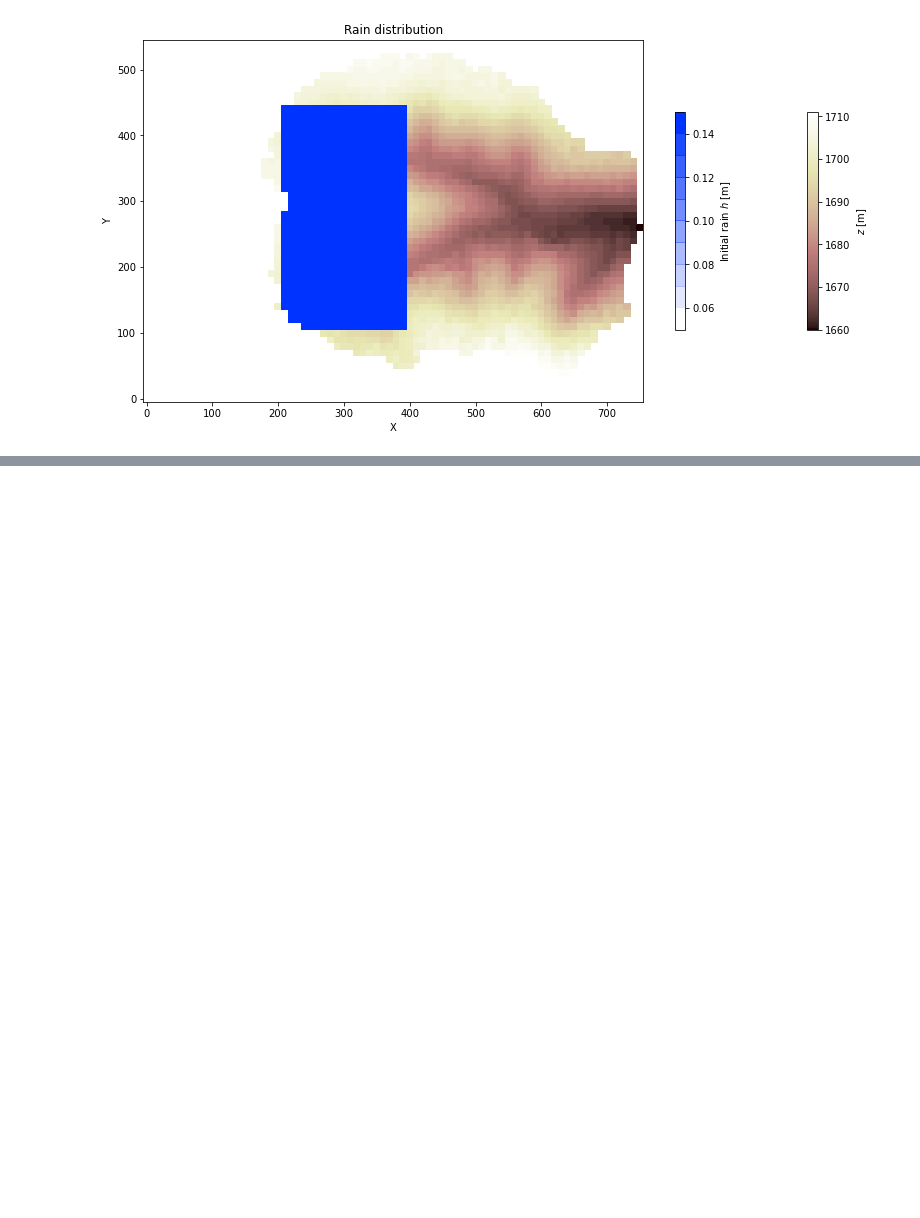
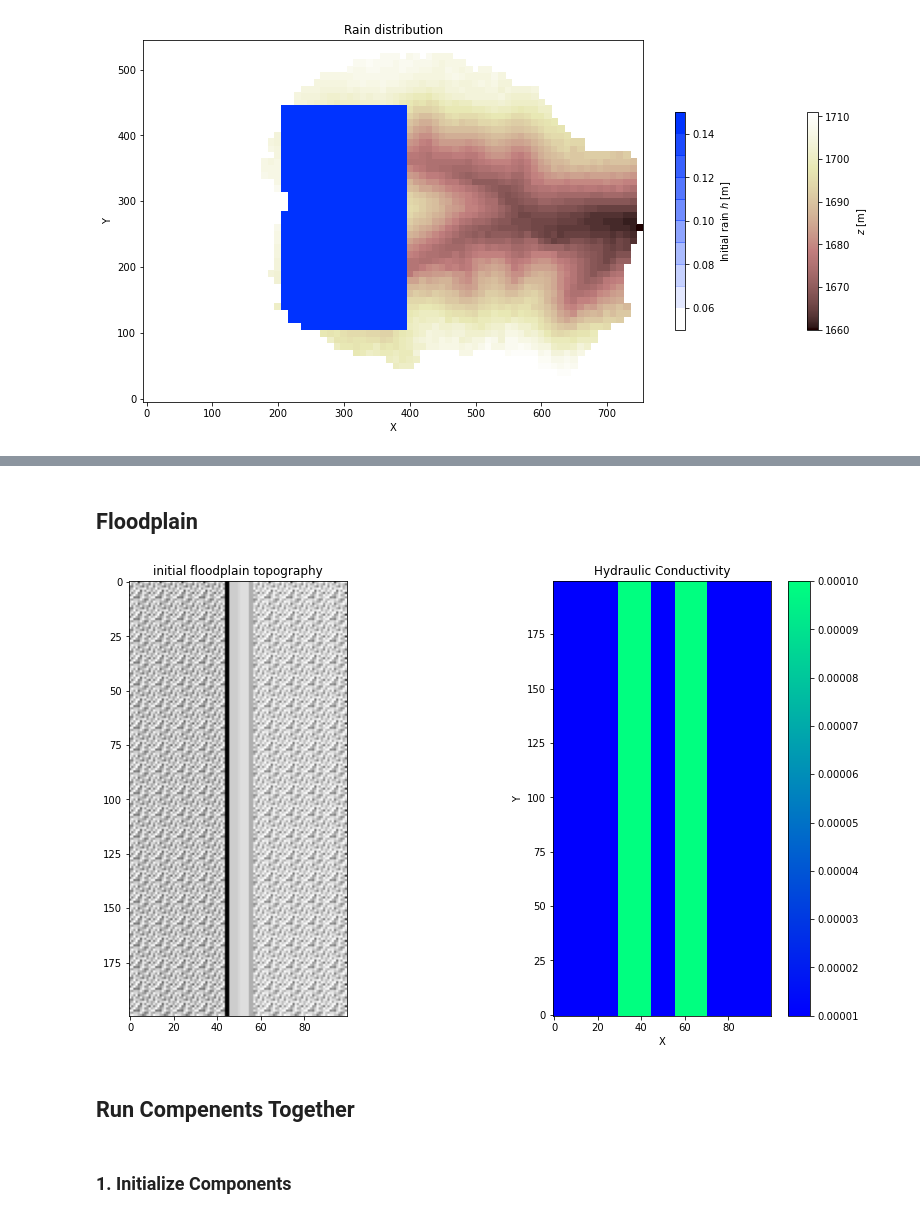
Before and after one commit to espin-2020/fluvial, a Jupyter notebook: fluvial_group_clean.ipynb, the cells around one changed output, grey strips where cells are left out. Drawn from its saved outputs; the diff is of its cells as text; code cells hidden in the pictures; blank space fills up the shorter version.

```diff
--- a/fluvial_group_clean.ipynb
+++ b/fluvial_group_clean.ipynb
@@ -391,0 +564,2 @@ rmg.at_node["surface_water__discharge"] = np.zeros(rmg.number_of_nodes)
+# %% [markdown]
+## Floodplain
@@ -391,0 +614,43 @@ rmg.at_node["surface_water__discharge"] = np.zeros(rmg.number_of_nodes)
+# %%
+gridFP, zFP, isChannel = makeFP(Channel_Depth = Channel_Depth, Channel_Width = Channel_Width)
+# %%
+# Pointer to surface water depth in the 2D floodplain
+hFP = np.zeros(nX*nY)
+bools = (gridFP.node_x > nY/2 - Channel_Width) * (gridFP.node_x < nY/2 + Channel_Width) * (gridFP.node_y >= nX-5)
+hFP[bools] = Channel_Depth*0.5
+hFP += h_initFP
+hFP = gridFP.add_field('surface_water__depth', hFP, at='node')
+
+#####################################
+# Spatially variable hydraulic cond.
+#####################################
+
+dFP = gridFP.add_ones("soil_water_infiltration__depth", at="node", dtype=float)
+dFP *= 0.2
+#open boundaries
+gridFP.set_fixed_value_boundaries_at_grid_edges(True, True, False, True,value=0, value_of = 'surface_water__depth')
+hcFP = gridFP.add_ones('hydraulic_conductivity', at='node')
+hcFP *= 1.0E-5
+
+infBandWidthNorm = 0.3
+infBandWidth = nY/2 * infBandWidthNorm
+
+channel_left = (nY + Channel_Width) / 2
+channel_right = (nY - Channel_Width) / 2
+
+#Define high infiltration bands at the banks
+
+highInfBand = np.logical_and(gridFP.x_of_node < channel_left + infBandWidth,
+                             gridFP.x_of_node > channel_right - infBandWidth)
+inf_maskFP = np.logical_xor(highInfBand, isChannel)
+
+hcFP[inf_maskFP] *= 10
+# %%
+# Plot floodplain
+fv.plot_initial_floodplain(zFP, nX, nY, gridFP)
+# %% [output]
+[figure, added]
+# %% [markdown]
+## Run Compenents Together
+# %% [markdown]
+### 1. Initialize Components
```
Also changed, not shown: parts of 27 cells of this notebook, 1 other file.
